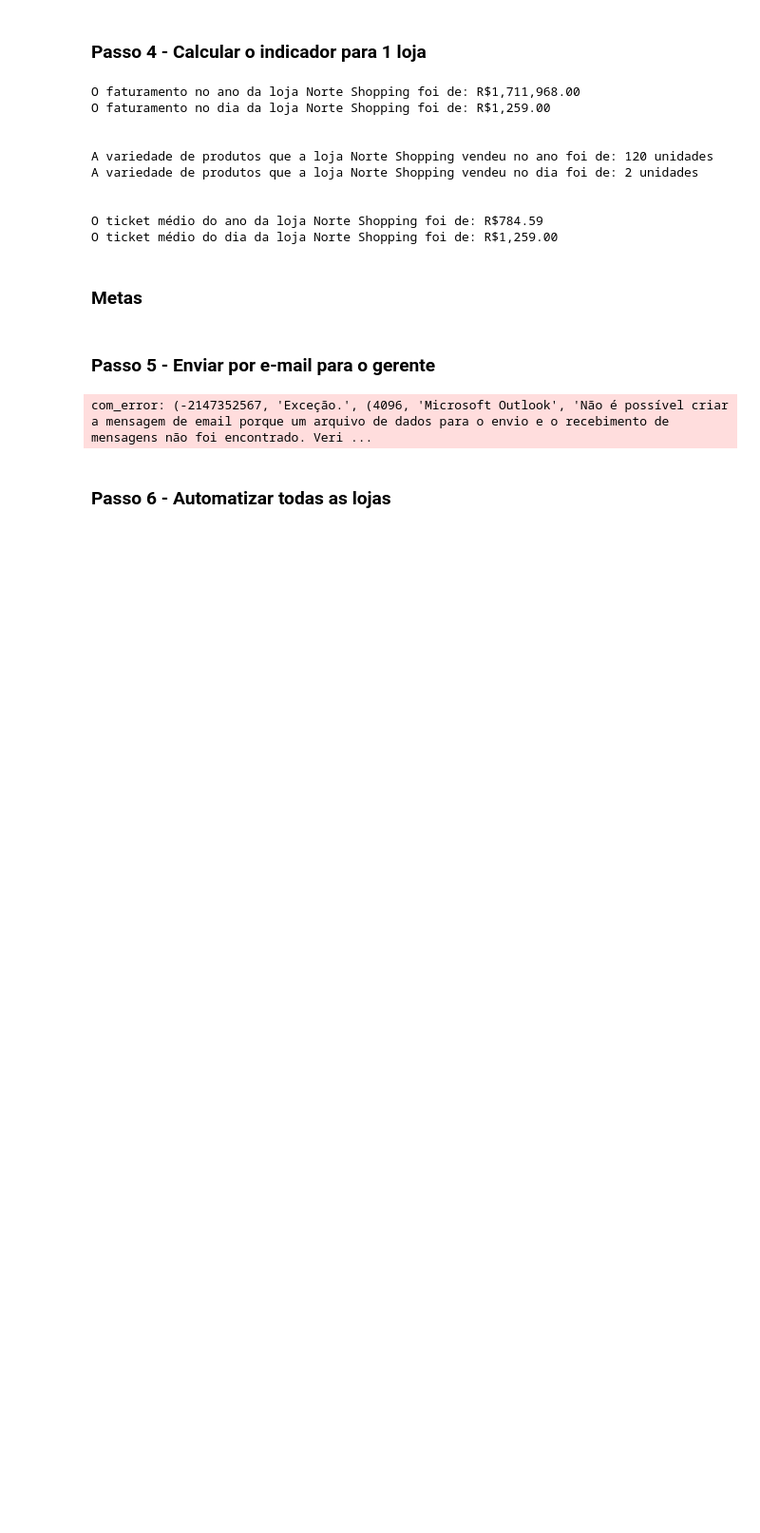
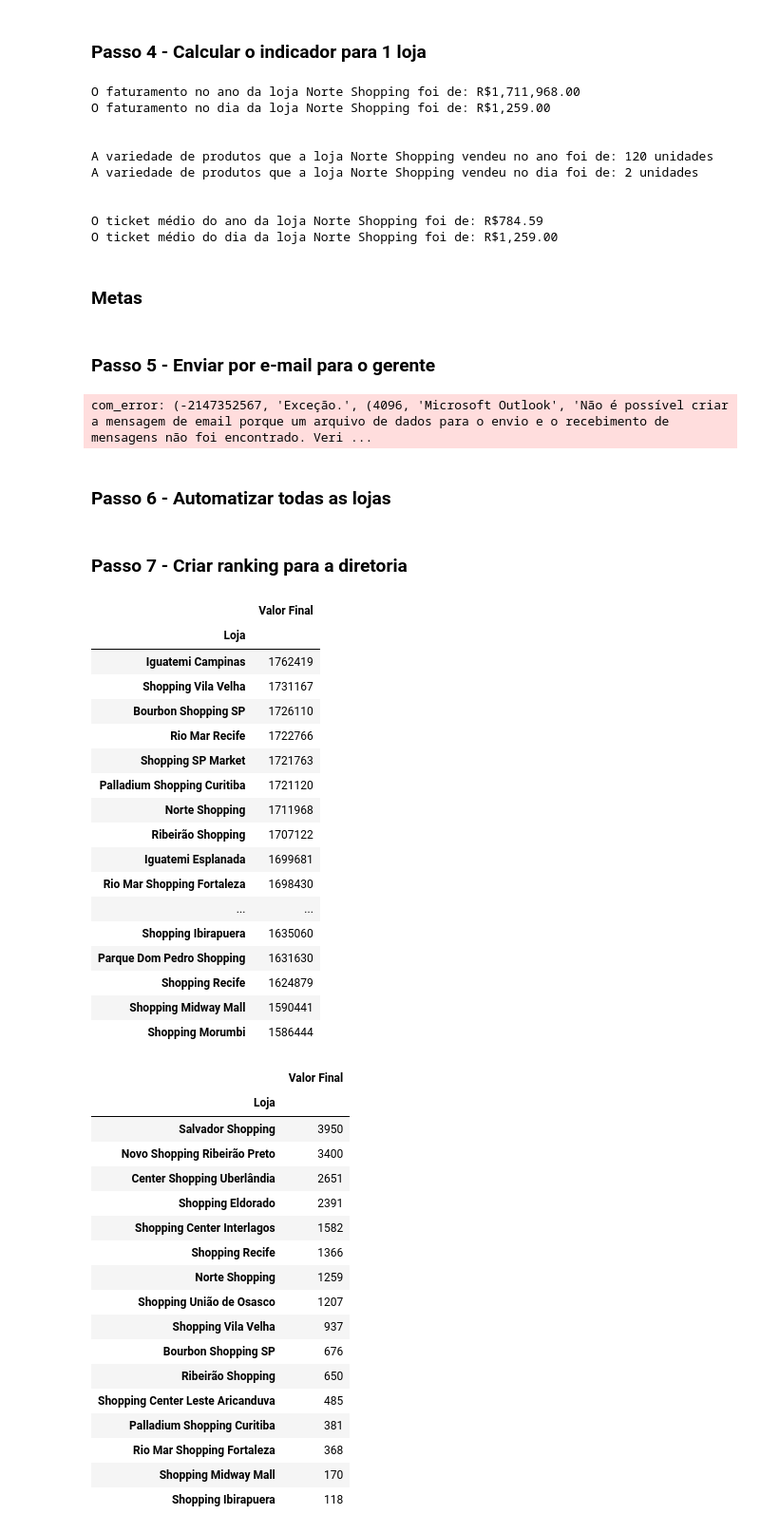
Before and after one commit to Kairi-Tenebrarum/Python_Automacao_Indicadores, a Jupyter notebook: Automacao de Processo.ipynb, the cells around one changed output. Shown at 95% size. Cells and saved outputs as stored; diff of their text form; code cells hidden in the pictures; blank space fills up the shorter version.

Commit message:
Criando ranking diário e anual

```diff
--- a/Automacao de Processo.ipynb
+++ b/Automacao de Processo.ipynb
@@ -557,3 +558,5 @@ for loja in dicionario_lojas:
     mail.Attachments.Add(str(attachment))
 
     mail.send()
+# %% [markdown]
+### Passo 7 - Criar ranking para a diretoria
@@ -559,0 +573,59 @@ for loja in dicionario_lojas:
+# %%
+# Ranking
+
+# Ranking no ano
+vendas_ano = vendas.groupby('Loja')[['Loja', 'Valor Final']].sum()
+faturamento_lojas_ano = vendas_ano.sort_values(by='Valor Final', ascending=False)
+display(faturamento_lojas_ano)
+
+# Criando um arquivo de Excel com o Ranking anual
+nome_arquivo  = f'{dia_indicador.year} - Ranking Anual.xlsx'
+faturamento_lojas_ano.to_excel(r'Backup Arquivos Lojas\{}'.format(nome_arquivo))
+
+
+# Ranking no dia
+vendas_por_dia = vendas.loc[vendas['Data']==dia_indicador, :]
+vendas_dia = vendas_por_dia.groupby('Loja')[['Loja', 'Valor Final']].sum()
+faturamento_lojas_dia = vendas_dia.sort_values(by='Valor Final', ascending=False)
+display(faturamento_lojas_dia)
+
+# Criando um arquivo de Excel com o Ranking Diário
+nome_arquivo  = f'{dia_indicador.month}_{dia_indicador.day} - Ranking Diário.xlsx'
+faturamento_lojas_ano.to_excel(r'Backup Arquivos Lojas\{}'.format(nome_arquivo))
+# %% [output]
+|  | Valor Final |
+| Loja |  |
+| Iguatemi Campinas | 1762419 |
+| Shopping Vila Velha | 1731167 |
+| Bourbon Shopping SP | 1726110 |
+| Rio Mar Recife | 1722766 |
+| Shopping SP Market | 1721763 |
+| Palladium Shopping Curitiba | 1721120 |
+| Norte Shopping | 1711968 |
+| Ribeirão Shopping | 1707122 |
+| Iguatemi Esplanada | 1699681 |
+| Rio Mar Shopping Fortaleza | 1698430 |
+| ... | ... |
+| Shopping Ibirapuera | 1635060 |
+| Parque Dom Pedro Shopping | 1631630 |
+| Shopping Recife | 1624879 |
+| Shopping Midway Mall | 1590441 |
+| Shopping Morumbi | 1586444 |
+|  | Valor Final |
+| Loja |  |
+| Salvador Shopping | 3950 |
+| Novo Shopping Ribeirão Preto | 3400 |
+| Center Shopping Uberlândia | 2651 |
+| Shopping Eldorado | 2391 |
+| Shopping Center Interlagos | 1582 |
+| Shopping Recife | 1366 |
+| Norte Shopping | 1259 |
+| Shopping União de Osasco | 1207 |
+| Shopping Vila Velha | 937 |
+| Bourbon Shopping SP | 676 |
+| Ribeirão Shopping | 650 |
+| Shopping Center Leste Aricanduva | 485 |
+| Palladium Shopping Curitiba | 381 |
+| Rio Mar Shopping Fortaleza | 368 |
+| Shopping Midway Mall | 170 |
+| Shopping Ibirapuera | 118 |
```
Also changed, not shown: parts of 2 cells of this notebook, 2 other files.
